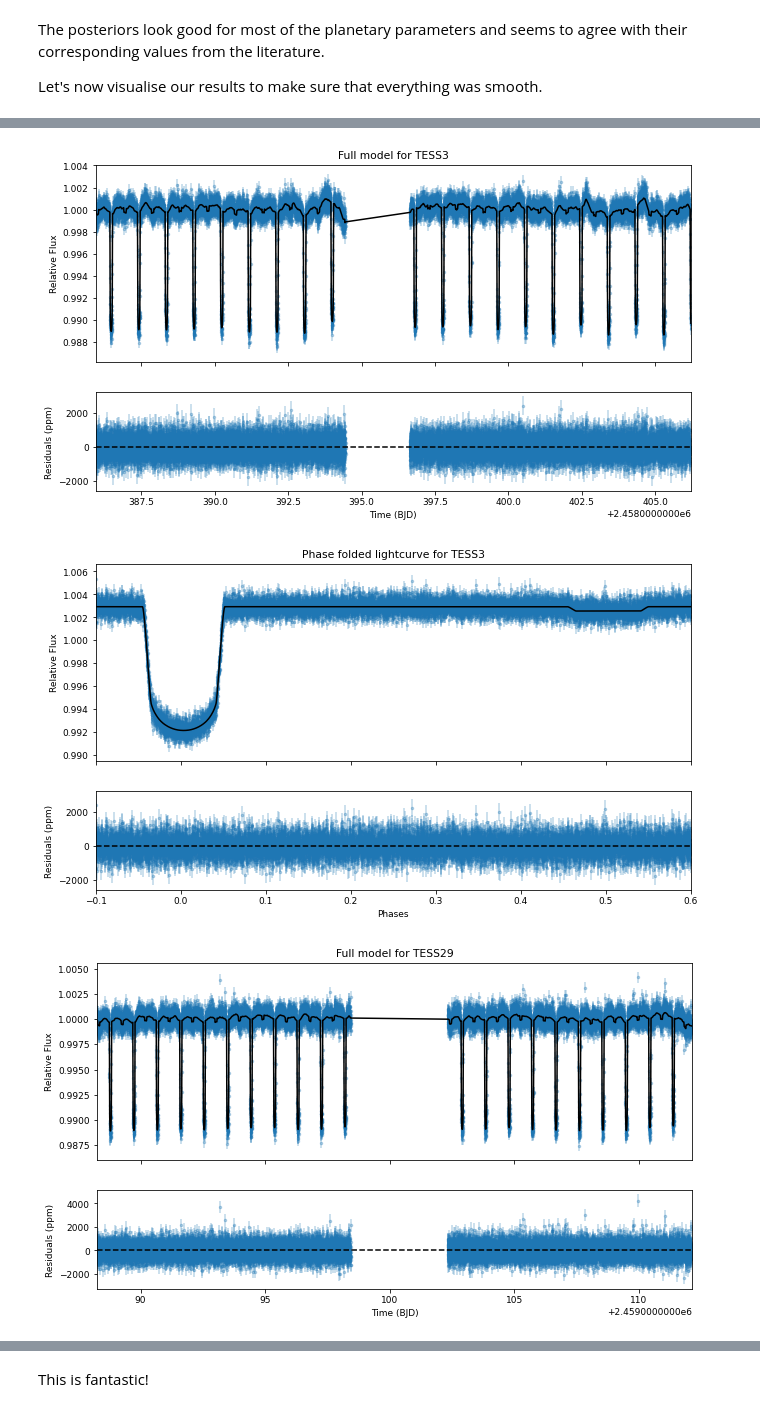
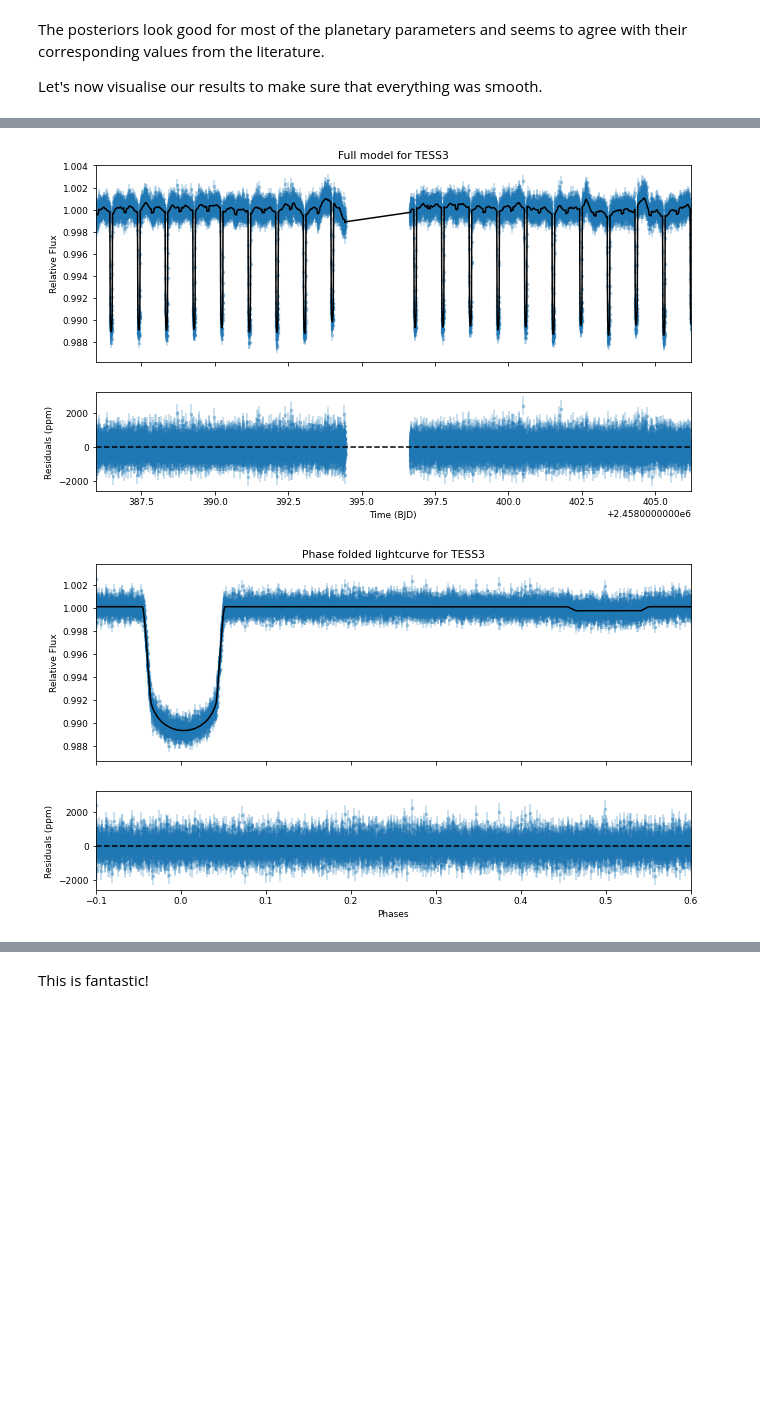
Before and after one commit to Jayshil/juliet-examples, a Jupyter notebook: multi-instrument-2.ipynb, the cells around one changed output, grey strips where cells are left out. Drawn from its saved outputs; the diff is of its cells as text; code cells hidden in the pictures; blank space fills up the shorter version.

```diff
--- a/multi-instrument-2.ipynb
+++ b/multi-instrument-2.ipynb
@@ -45,0 +25,20 @@ for i in tim.keys():
+# %%
+# Let's first load and visualise the data
+tim1, fl1, fle1 = np.loadtxt(os.getcwd() + '/Data/WASP-18_TESS2.dat',\
+    usecols=(0,1,2), unpack=True)
+tim3, fl3, fle3 = np.loadtxt(os.getcwd() + '/Data/WASP-18_TESS3.dat',\
+    usecols=(0,1,2), unpack=True)
+
+plt.figure(figsize=(16/1.5, 9/1.5))
+plt.errorbar(tim1, fl1, yerr=fle1, fmt='.')
+plt.xlabel('Time')
+plt.ylabel('Relative Flux')
+plt.grid()
+plt.show()
+
+plt.figure(figsize=(16/1.5, 9/1.5))
+plt.errorbar(tim3, fl3, yerr=fle3, fmt='.')
+plt.xlabel('Time')
+plt.ylabel('Relative Flux')
+plt.grid()
+plt.show()
@@ -151,11 +137,14 @@ The posteriors look good for most of the planetary parameters and seems to agree
 
 Let's now visualise our results to make sure that everything was smooth.
 # %%
-for i in tim.keys():
+for i in ['TESS2', 'TESS3']:
     # juliet best fit model
     model = res.lc.evaluate(i)
     gp_model = res.lc.model[i]['GP']
     transit_model = res.lc.model[i]['deterministic']
+    mflx = np.median(res.posteriors['posterior_samples']['mflux_' + i])
+    sigw = np.median(res.posteriors['posterior_samples']['sigma_w_' + i] * 1e-6)
+
     # Making a plot
     fig = plt.figure(figsize=(16/1.5,9/1.5))
     gs = gd.GridSpec(2,1, height_ratios=[2,1])
@@ -188,8 +177,9 @@ for i in tim.keys():
 
     # Top panel
     ax1 = plt.subplot(gs[0])
-    ax1.errorbar(phs, fl[i]-gp_model, yerr=fle[i], fmt='.', alpha=0.3)
-    ax1.plot(phs[idx], transit_model[idx], c='k', zorder=100)
+    ax1.errorbar(phs, (fl[i]-gp_model) * (1 + mflx), yerr=np.sqrt(fle[i]**2 + sigw**2),\
+                 fmt='.', alpha=0.3)
+    ax1.plot(phs[idx], transit_model[idx] * (1 + mflx), c='k', zorder=100)
     ax1.set_ylabel('Relative Flux')
     ax1.set_xlim(-0.1, 0.6)
     #ax1.set_ylim(0.998, 1.002)
@@ -197,7 +187,8 @@ for i in tim.keys():
 
     # Bottom panel
     ax2 = plt.subplot(gs[1])
-    ax2.errorbar(phs, (fl[i]-model)*1e6, yerr=fle[i]*1e6, fmt='.', alpha=0.3)
+    ax2.errorbar(phs, (fl[i]-model)*1e6, yerr=np.sqrt(fle[i]**2 + sigw**2) * 1e6,\
+                 fmt='.', alpha=0.3)
     ax2.axhline(y=0.0, c='black', ls='--', zorder=100)
     ax2.set_ylabel('Residuals (ppm)')
     ax2.set_xlabel('Phases')
@@ -211,3 +202,2 @@ for i in tim.keys():
 [figure]
-[figure, old version]
+[figure, new version]
-[figure, removed]
```
Also changed, not shown: parts of 11 cells of this notebook, 3 other files.
